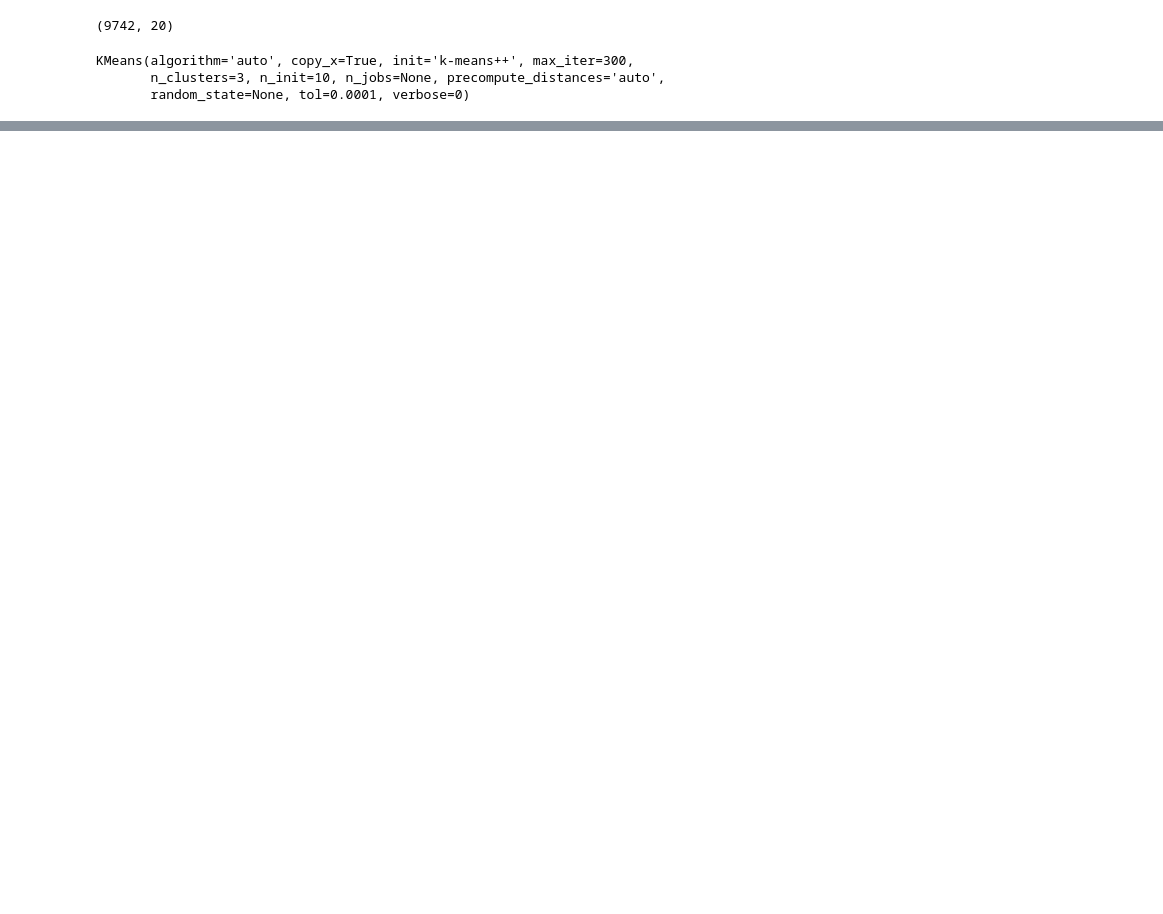
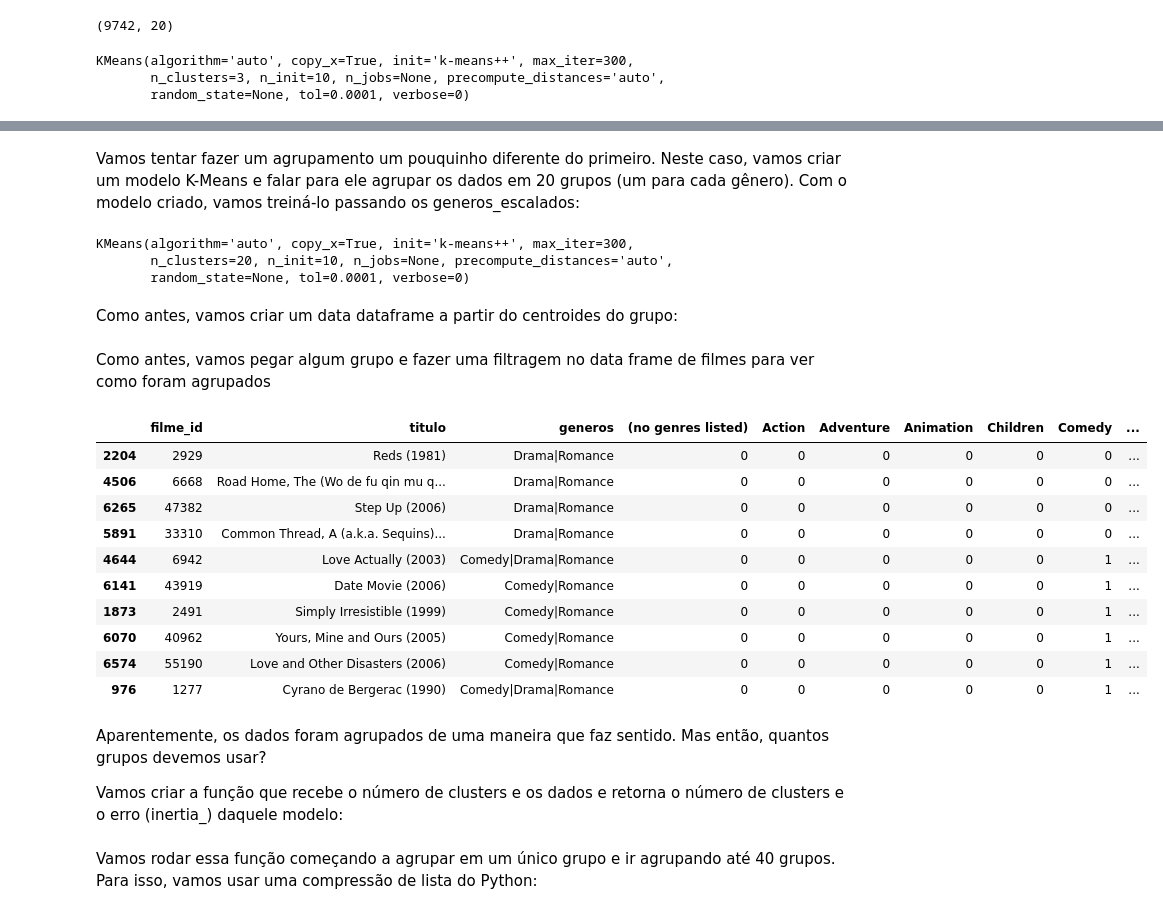
Before and after one commit to marcioshochi/data-scientist-trainning, a Jupyter notebook: treinamentoMachineLearning_exercicio01.ipynb, the cells around one changed output, grey strips where cells are left out. Saved outputs shown, nothing was run; the diff lists cells and outputs as text; code cells hidden in the pictures; blank space fills up the shorter version.

```diff
--- a/treinamentoMachineLearning_exercicio01.ipynb
+++ b/treinamentoMachineLearning_exercicio01.ipynb
@@ -131,0 +132,11 @@ sns.scatterplot(x = visualizacao[:, 0],
+# %% [markdown]
+Vamos tentar fazer um agrupamento um pouquinho diferente do primeiro. Neste caso, vamos criar um modelo K-Means e falar para ele agrupar os dados em 20 grupos (um para cada gênero). Com o modelo criado, vamos treiná-lo passando os generos_escalados:
+# %%
+modelo = KMeans(n_clusters= 20)
+modelo.fit(generos_escalados)
+# %% [output]
+KMeans(algorithm='auto', copy_x=True, init='k-means++', max_iter=300,
+       n_clusters=20, n_init=10, n_jobs=None, precompute_distances='auto',
+       random_state=None, tol=0.0001, verbose=0)
+# %% [markdown]
+Como antes, vamos criar um data dataframe a partir do centroides do grupo:
@@ -131,0 +146,22 @@ sns.scatterplot(x = visualizacao[:, 0],
+# %% [markdown]
+Como antes, vamos pegar algum grupo e fazer uma filtragem no data frame de filmes para ver como foram agrupados
+# %%
+grupo = 0
+filtro = modelo.labels_ == grupo
+dados_dos_filmes[filtro].sample(10)
+# %% [output]
+|  | filme_id | titulo | generos | (no genres listed) | Action | Adventure | Animation | Children | Comedy | ... |
+| 2204 | 2929 | Reds (1981) | Drama|Romance | 0 | 0 | 0 | 0 | 0 | 0 | ... |
+| 4506 | 6668 | Road Home, The (Wo de fu qin mu q... | Drama|Romance | 0 | 0 | 0 | 0 | 0 | 0 | ... |
+| 6265 | 47382 | Step Up (2006) | Drama|Romance | 0 | 0 | 0 | 0 | 0 | 0 | ... |
+| 5891 | 33310 | Common Thread, A (a.k.a. Sequins)... | Drama|Romance | 0 | 0 | 0 | 0 | 0 | 0 | ... |
+| 4644 | 6942 | Love Actually (2003) | Comedy|Drama|Romance | 0 | 0 | 0 | 0 | 0 | 1 | ... |
+| 6141 | 43919 | Date Movie (2006) | Comedy|Romance | 0 | 0 | 0 | 0 | 0 | 1 | ... |
+| 1873 | 2491 | Simply Irresistible (1999) | Comedy|Romance | 0 | 0 | 0 | 0 | 0 | 1 | ... |
+| 6070 | 40962 | Yours, Mine and Ours (2005) | Comedy|Romance | 0 | 0 | 0 | 0 | 0 | 1 | ... |
+| 6574 | 55190 | Love and Other Disasters (2006) | Comedy|Romance | 0 | 0 | 0 | 0 | 0 | 1 | ... |
+| 976 | 1277 | Cyrano de Bergerac (1990) | Comedy|Drama|Romance | 0 | 0 | 0 | 0 | 0 | 1 | ... |
+# %% [markdown]
+Aparentemente, os dados foram agrupados de uma maneira que faz sentido. Mas então, quantos grupos devemos usar?
+
+Vamos criar a função que recebe o número de clusters e os dados e retorna o número de clusters e o erro (inertia_) daquele modelo:
@@ -131,0 +173,2 @@ sns.scatterplot(x = visualizacao[:, 0],
+# %% [markdown]
+Vamos rodar essa função começando a agrupar em um único grupo e ir agrupando até 40 grupos. Para isso, vamos usar uma compressão de lista do Python:
```
Also changed, not shown: parts of 14 cells of this notebook.
